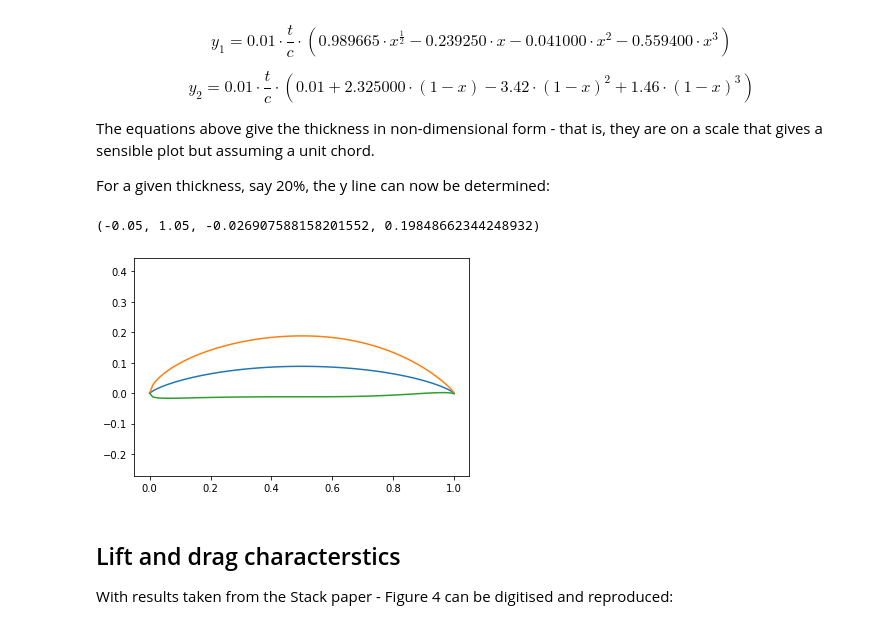
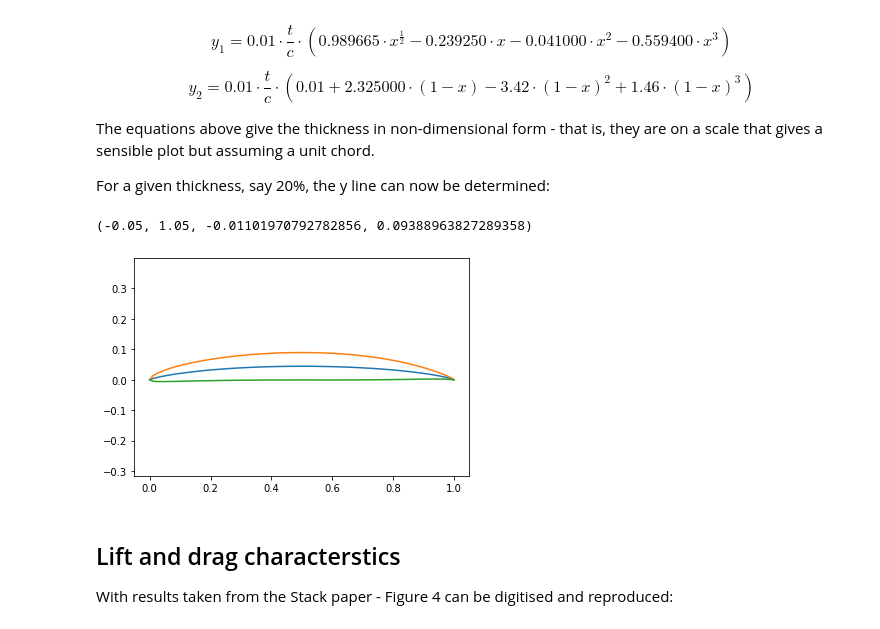
Before and after one commit to aeronauty/N16Databank, a Jupyter notebook: NACA 16 Sections.ipynb, the cells around one changed output. Cells and saved outputs as stored; diff of their text form; code cells hidden in the pictures.

```diff
--- a/NACA 16 Sections.ipynb
+++ b/NACA 16 Sections.ipynb
@@ -70,31 +70,31 @@ For a given thickness, say 20%, the y line can now be determined:
 # %%
 # First we split up the chord line into two sections
 x1 = x[x <= .5]
 x2 = x[x > .5]
 
 
 # Input the thickness as a percentage
-t_c = 20
+t_c = 9
 
 # Create the two distributions y1 and y2, using "list comprehension" (google it if you dont know what it is)
 y1 = [0.01*t_c*(0.989665*x**.5 - 0.239250*x - 0.041000*x**2 - 0.559400*x**3) for x in x1]
 y2 = [0.01*t_c*(0.01 + 2.325000*(1-x) - 3.42*(1-x)**2 + 1.46*(1-x)**3) for x in x2]
 y = y1 + y2 # Note - this is concatenating the two lists, not adding them
 
 # Let's take a given aerofoil with a Cld of 0.5 and get the camber line, then get the upper and lower surfaces
-camberline = yc(x, 1.6)
+camberline = yc(x, 0.8)
 yu = camberline + y
 yl = camberline - y
 
 # Now plot them all
 plt.figure()
 plt.plot(x, camberline)
 plt.plot(x, yu)
 plt.plot(x, yl)
 plt.axis('equal')
 # %% [output]
-(-0.05, 1.05, -0.026907588158201552, 0.19848662344248932)
+(-0.05, 1.05, -0.01101970792782856, 0.09388963827289358)
-[figure, old version]
+[figure, new version]
 # %% [markdown]
 ## Lift and drag characterstics
 
```
Also changed, not shown: parts of 3 cells of this notebook, 2 other files.
